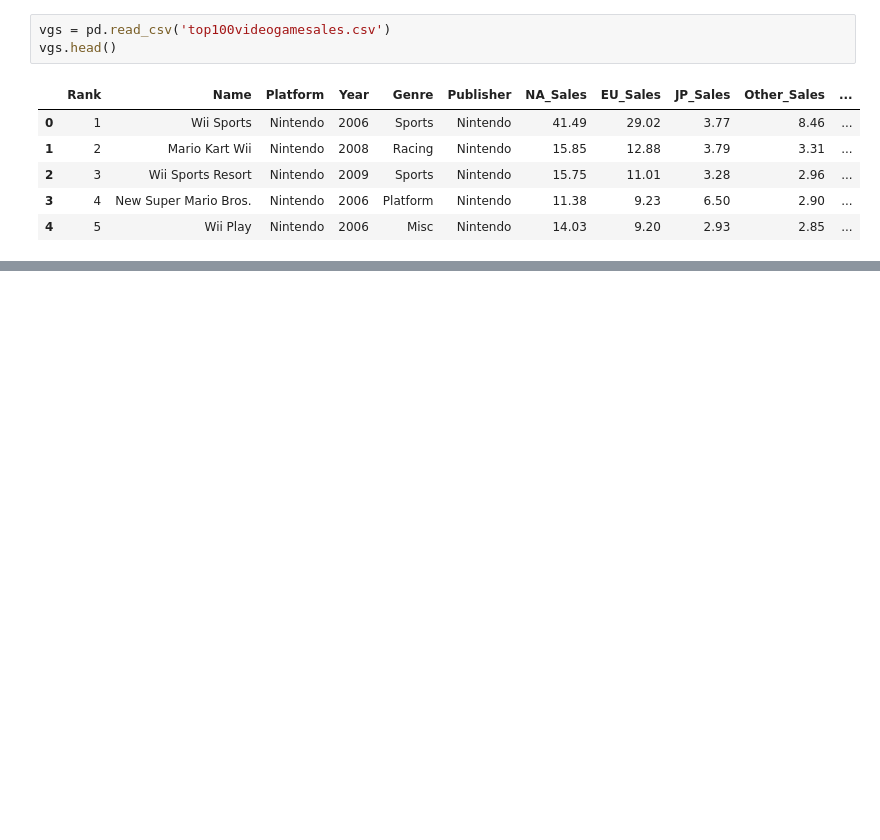
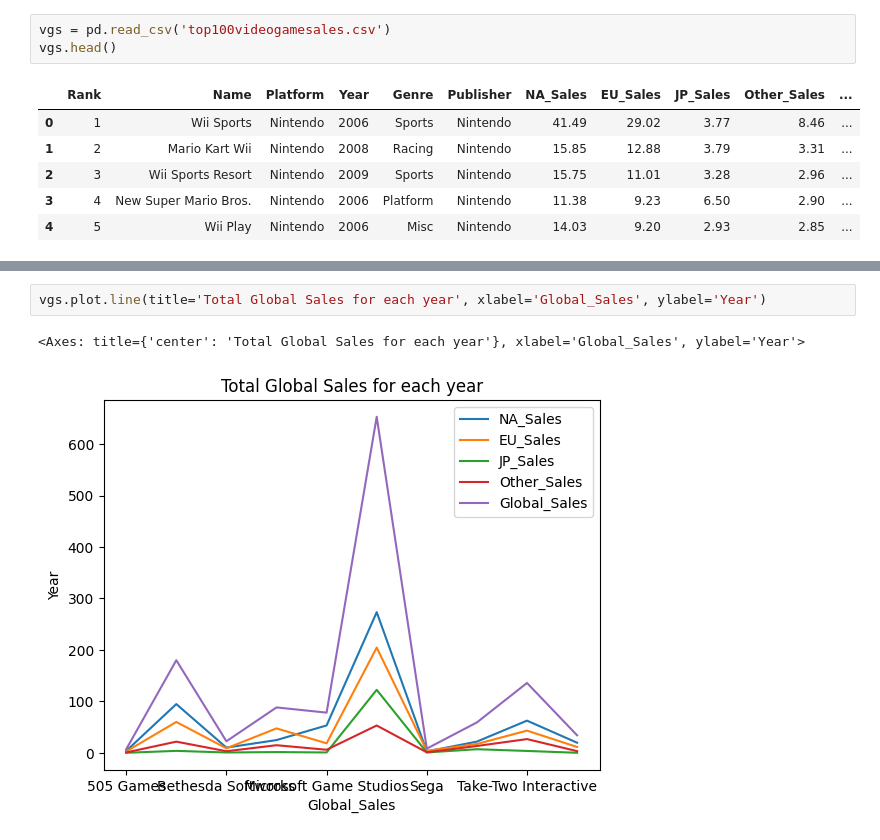
Before and after one commit to Schaeffer2013/Video_Game_Sales, a Jupyter notebook: Video_Game_Sales.ipynb, the cells around one changed output, grey strips where cells are left out. Drawn from its saved outputs; the diff is of its cells as text; blank space fills up the shorter version.

```diff
--- a/Video_Game_Sales.ipynb
+++ b/Video_Game_Sales.ipynb
@@ -16,0 +27,5 @@ vgs.head()
+# %%
+vgs.plot.line(title='Total Global Sales for each year', xlabel='Global_Sales', ylabel='Year')
+# %% [output]
+<Axes: title={'center': 'Total Global Sales for each year'}, xlabel='Global_Sales', ylabel='Year'>
+[figure, added]
```
Also changed, not shown: parts of 11 cells of this notebook.
